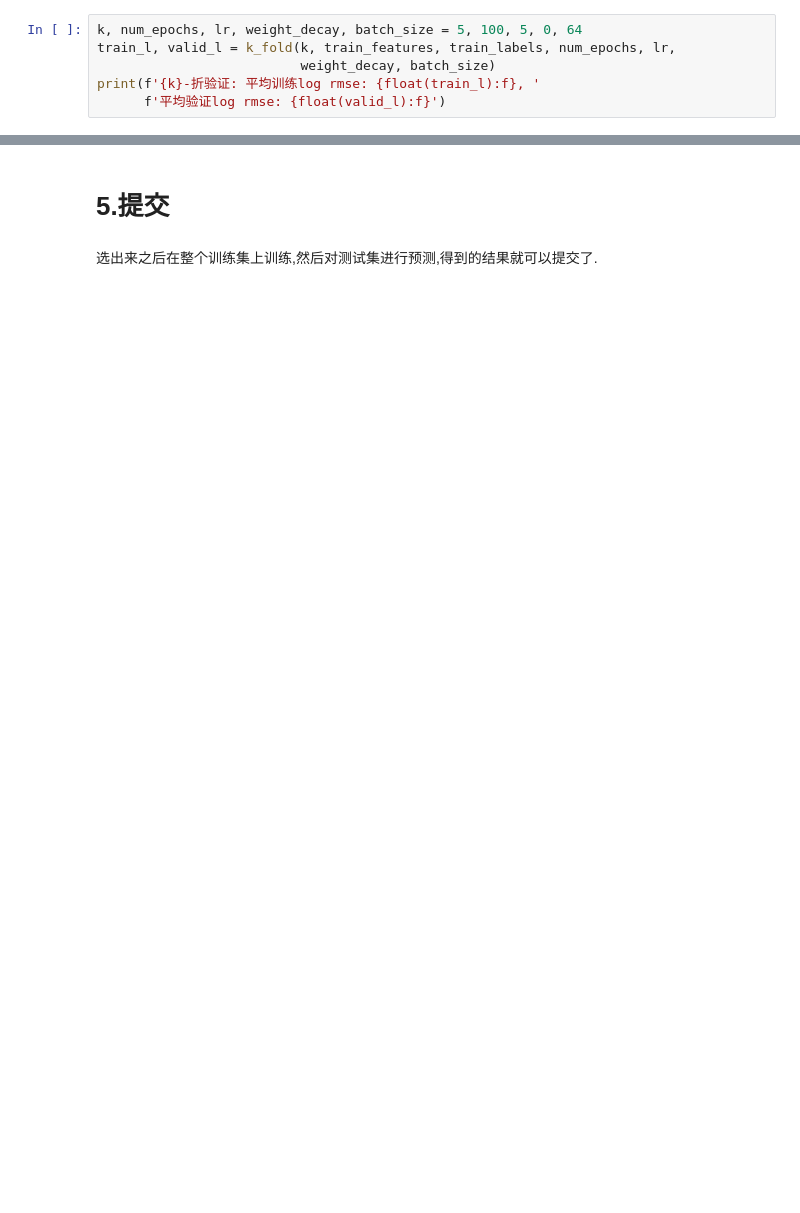
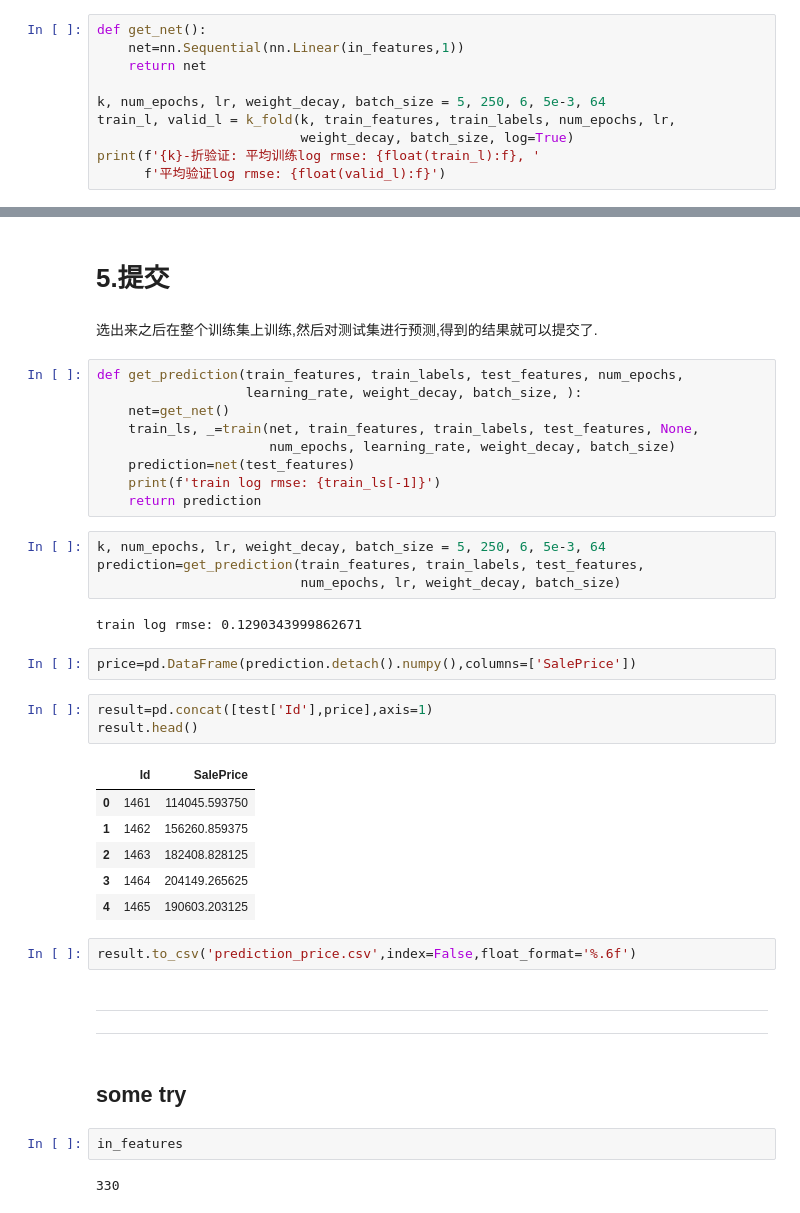
Before and after one commit to ym-ml/ML-DL_note, a Jupyter notebook: DL/Ch4-MLP/my_kaggle-house.ipynb, the cells around one changed output, grey strips where cells are left out. Cells and saved outputs as stored; diff of their text form; blank space fills up the shorter version.

```diff
--- a/DL/Ch4-MLP/my_kaggle-house.ipynb
+++ b/DL/Ch4-MLP/my_kaggle-house.ipynb
@@ -208,9 +216,13 @@ def k_fold(k, X_train, y_train, num_epochs, learning_rate, weight_decay,
 较少的过拟合可能表明现有数据可以支撑一个更强大的模型(增加模型复杂度)，
 较大的过拟合可能意味着我们可以通过正则化技术来获益(引入正则化)。
 # %%
-k, num_epochs, lr, weight_decay, batch_size = 5, 100, 5, 0, 64
+def get_net():
+    net=nn.Sequential(nn.Linear(in_features,1))
+    return net
+
+k, num_epochs, lr, weight_decay, batch_size = 5, 250, 6, 5e-3, 64
 train_l, valid_l = k_fold(k, train_features, train_labels, num_epochs, lr,
-                          weight_decay, batch_size)
+                          weight_decay, batch_size, log=True)
 print(f'{k}-折验证: 平均训练log rmse: {float(train_l):f}, '
       f'平均验证log rmse: {float(valid_l):f}')
 # %% [output]
@@ -225,3 +237,41 @@ print(f'{k}-折验证: 平均训练log rmse: {float(train_l):f}, '
 # 5.提交
 # %% [markdown]
 选出来之后在整个训练集上训练,然后对测试集进行预测,得到的结果就可以提交了.
+# %%
+def get_prediction(train_features, train_labels, test_features, num_epochs,
+                   learning_rate, weight_decay, batch_size, ):
+    net=get_net()
+    train_ls, _=train(net, train_features, train_labels, test_features, None,
+                      num_epochs, learning_rate, weight_decay, batch_size)
+    prediction=net(test_features)
+    print(f'train log rmse: {train_ls[-1]}')
+    return prediction
+# %%
+k, num_epochs, lr, weight_decay, batch_size = 5, 250, 6, 5e-3, 64
+prediction=get_prediction(train_features, train_labels, test_features,
+                          num_epochs, lr, weight_decay, batch_size)
+# %% [output]
+train log rmse: 0.1290343999862671
+# %%
+price=pd.DataFrame(prediction.detach().numpy(),columns=['SalePrice'])
+# %%
+result=pd.concat([test['Id'],price],axis=1)
+result.head()
+# %% [output]
+|  | Id | SalePrice |
+| 0 | 1461 | 114045.593750 |
+| 1 | 1462 | 156260.859375 |
+| 2 | 1463 | 182408.828125 |
+| 3 | 1464 | 204149.265625 |
+| 4 | 1465 | 190603.203125 |
+# %%
+result.to_csv('prediction_price.csv',index=False,float_format='%.6f')
+# %% [markdown]
+----
+----
+# %% [markdown]
+## some try
+# %%
+in_features
+# %% [output]
+330
```
Also changed, not shown: parts of 5 cells of this notebook, 2 other files.
